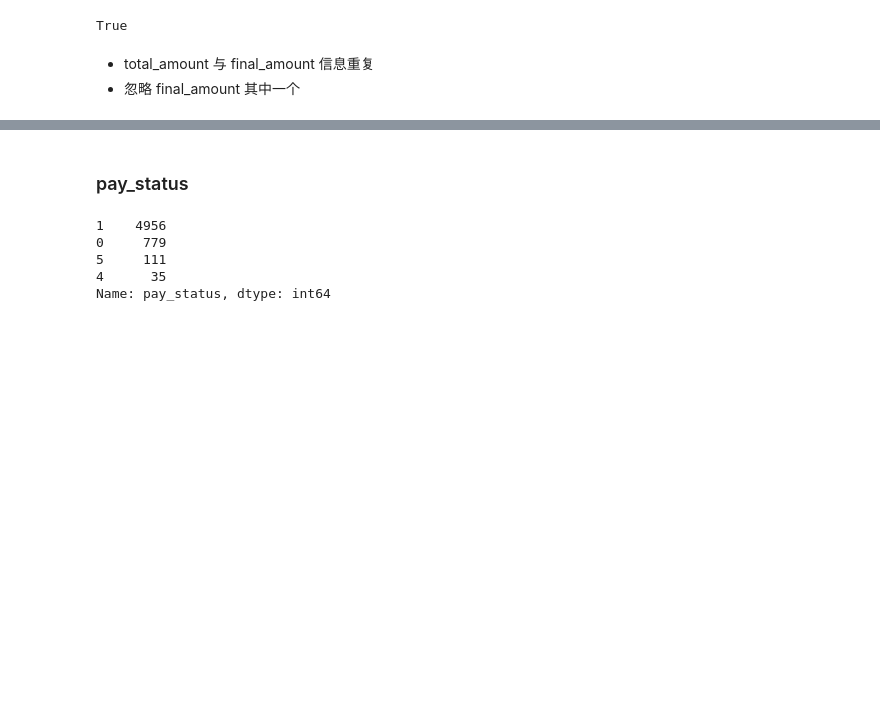
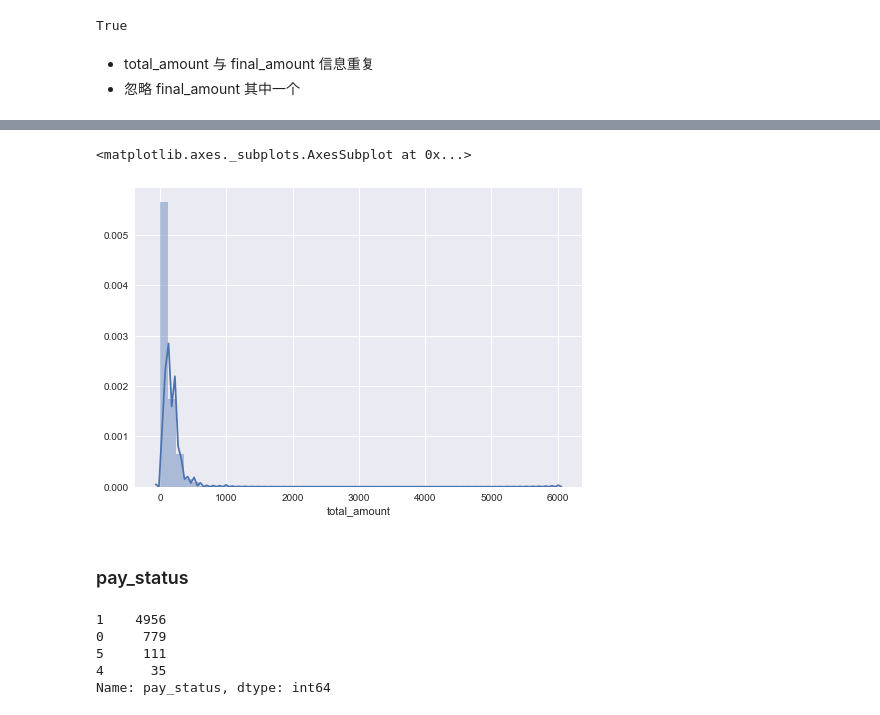
Before and after one commit to hugolu/learn-data-analysis, a Jupyter notebook: yimi/try-exploration.ipynb, the cells around one changed output, grey strips where cells are left out. Saved outputs shown, nothing was run; the diff lists cells and outputs as text; code cells hidden in the pictures; blank space fills up the shorter version.

```diff
--- a/yimi/try-exploration.ipynb
+++ b/yimi/try-exploration.ipynb
@@ -114,3 +126,8 @@ True
+# %%
+sns.distplot(df.total_amount)
+# %% [output]
+<matplotlib.axes._subplots.AxesSubplot at 0x...>
+[figure, added]
 # %% [markdown]
 ### pay_status
 # %%
```
Also changed, not shown: parts of 176 cells of this notebook.
